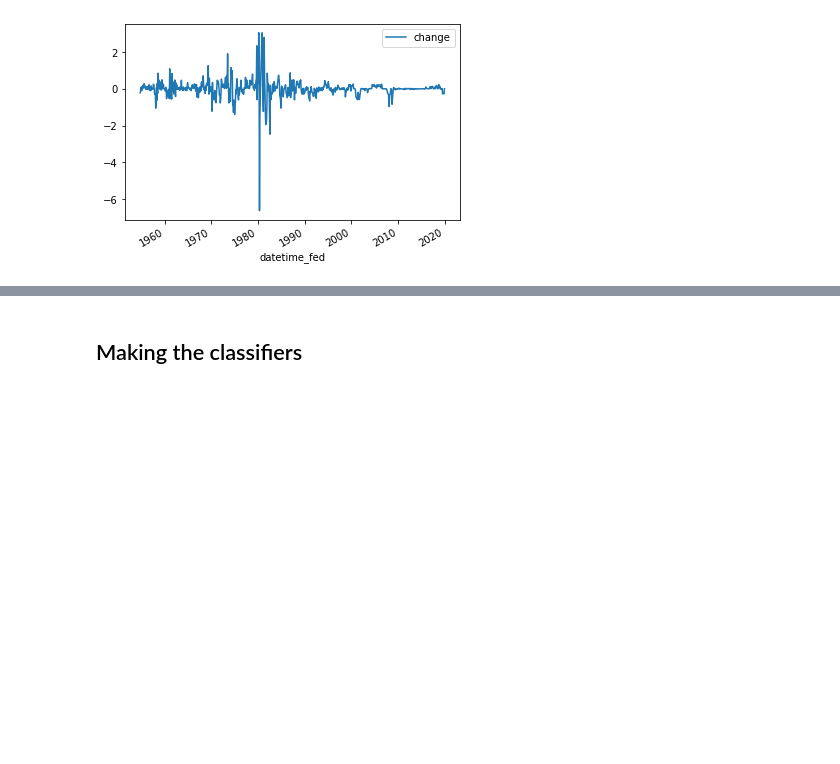
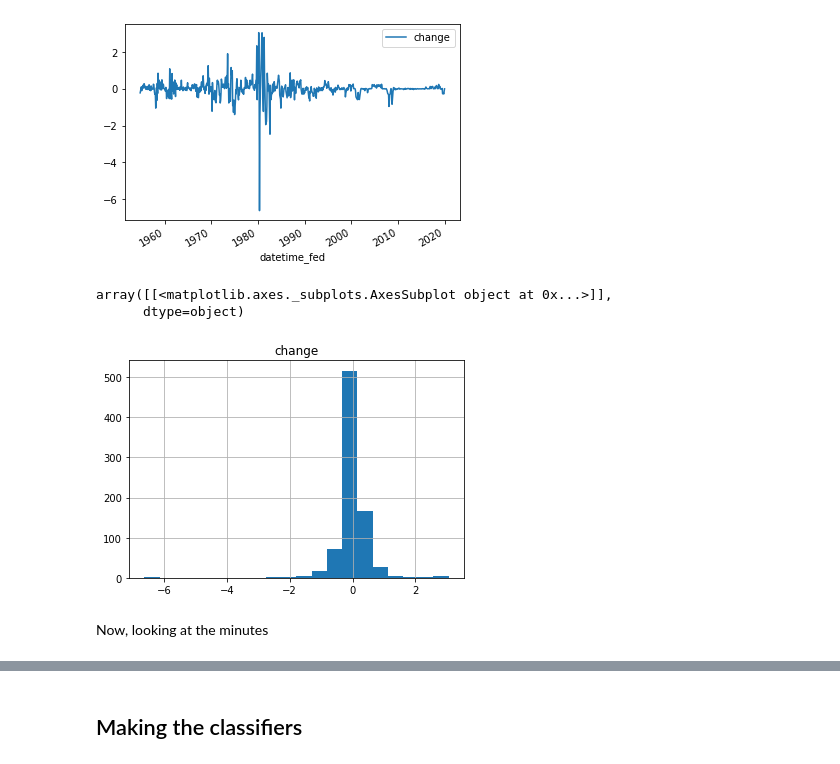
Before and after one commit to jbm4/Drills, a Jupyter notebook: NLPChallenge.ipynb, the cells around one changed output, grey strips where cells are left out. Drawn from its saved outputs; the diff is of its cells as text; code cells hidden in the pictures; blank space fills up the shorter version.

```diff
--- a/NLPChallenge.ipynb
+++ b/NLPChallenge.ipynb
@@ -332,6 +335,16 @@ minutes_df.head(2)
 # %% [markdown]
 ## Preprocessing the text
 # %%
+
+def processing(doc, lemmatize=True):
+    nlp = spacy.load('en')
+    tokenized=nlp(doc)
+    no_stops_punct=[token for token in tokenized if not token.is_stop if not token.is_punct if str(token).strip()]
+    if lemmatize==True:
+        no_stops_punct=[word.lemma_ for word in no_stops_punct]
+    return no_stops_punct
+
+
 def preprocess(doc):
     lemmatizer = WordNetLemmatizer()
     stemmer = SnowballStemmer('english')
@@ -350,6 +363,12 @@ def preprocess(doc):
     return untokenized
 # %%
 minutes_df['preprocessed']=minutes_df['raw_text'].apply(lambda x: preprocess(x))
+# %%
+minutes_df['no_stops_punct']=minutes_df['raw_text'].apply(lambda x: processing(x, lemmatize=False))
+# %%
+wordstoremove=['Mr.', 'Mrs.', 'Federal', 'Open', 'Market', 'Committee', 'members', 'Presidents',
+              'Chairman', 'meeting', 'a.m.', 'p.m.', 'held', 'minutes', 'governors', 'board', 'offices']
+minutes_df['no_stops_punct_string']=minutes_df['no_stops_punct'].apply(lambda x: ' '.join([str(w) for w in x if str(w) not in wordstoremove]))
 # %%
 minutes_df['datetime']=pd.to_datetime(minutes_df['date'])
 # %%
@@ -446,6 +466,8 @@ shiting the changes down one
 # %%
-merged_df['change_1']=merged_df['change'].shift(-1)
+merged_df['change_1']=merged_df['change'].shift(-1).dropna()
 merged_df['change_binary_1']=merged_df['change_binary'].shift(-1)
+merged_df=merged_df.dropna()
+merged_df['change_binary_1']=merged_df['change_binary_1'].astype(int)
 # %% [markdown]
 ## EDA
 # %% [markdown]
@@ -460,3 +486,11 @@ merged_df.plot(y='change',x='datetime_fed')
 # %% [output]
 <matplotlib.axes._subplots.AxesSubplot at 0x...>
 [figure]
+# %%
+merged_df.hist('change', bins=20)
+# %% [output]
+array([[<matplotlib.axes._subplots.AxesSubplot object at 0x...>]],
+      dtype=object)
+[figure, added]
+# %% [markdown]
+Now, looking at the minutes
```
Also changed, not shown: parts of 47 cells of this notebook.
